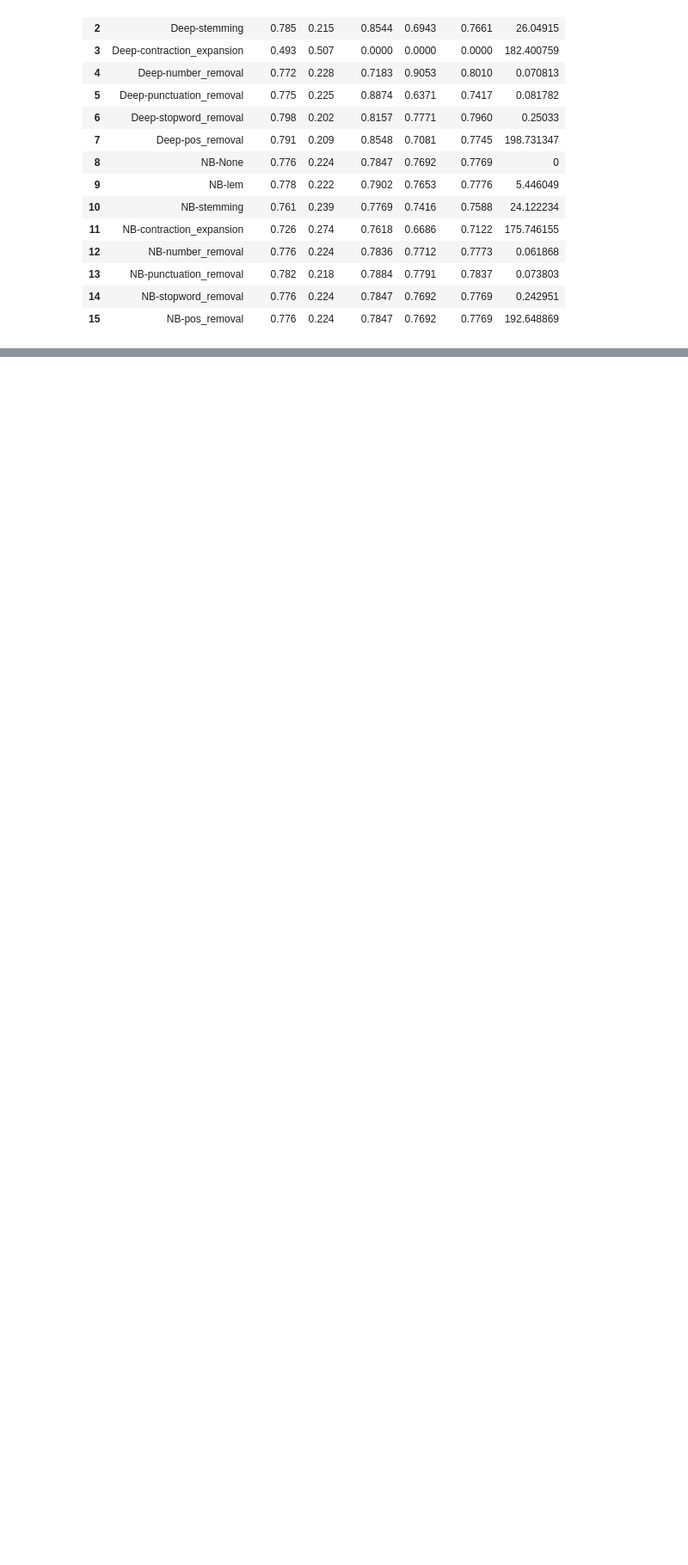
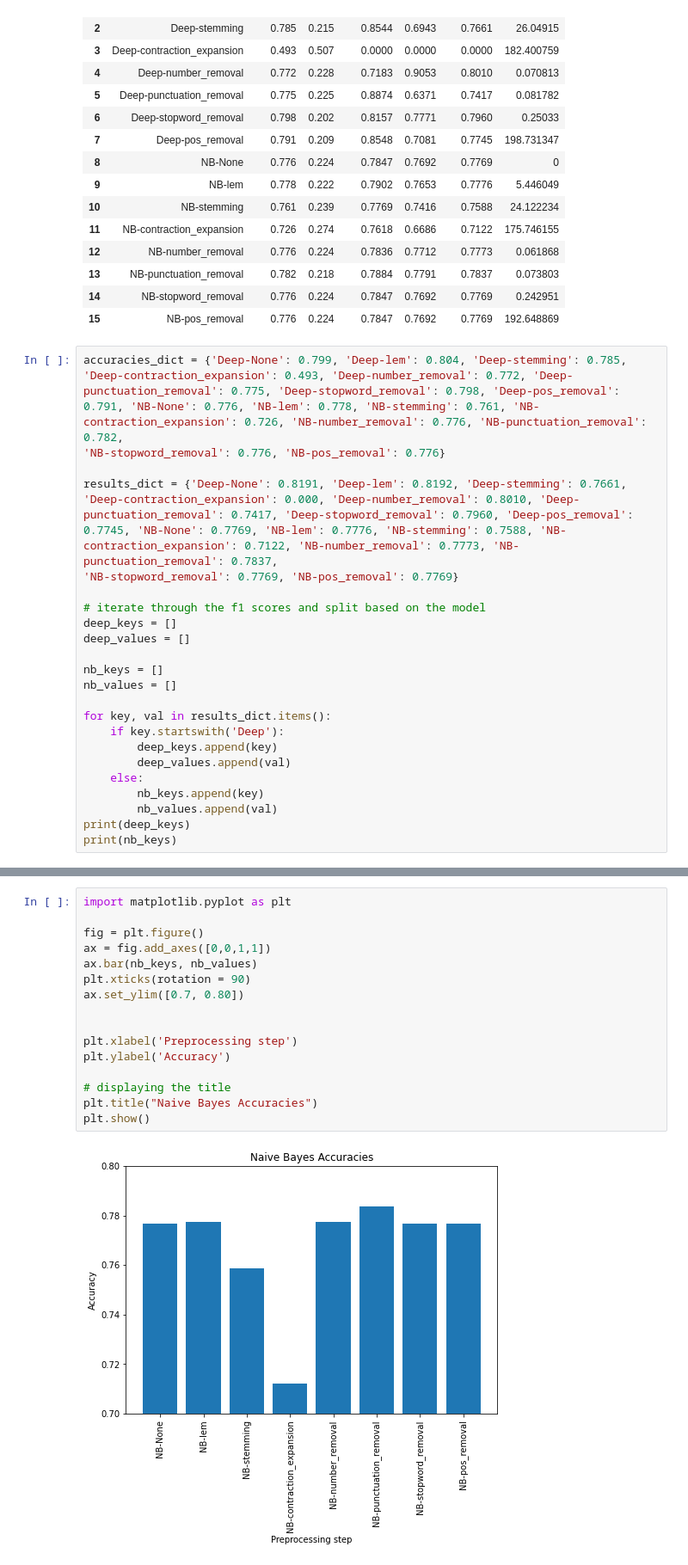
Before and after one commit to Pburns18/CS4120-FP, a Jupyter notebook: FP-Notebook.ipynb, the cells around one changed output, grey strips where cells are left out. Shown at 86% size. Saved outputs shown, nothing was run; the diff lists cells and outputs as text; blank space fills up the shorter version.

Commit message:
added visualizations

```diff
--- a/FP-Notebook.ipynb
+++ b/FP-Notebook.ipynb
@@ -415,3 +415,26 @@ results_df
 | 13 | NB-punctuation_removal | 0.782 | 0.218 | 0.7884 | 0.7791 | 0.7837 | 0.073803 |
 | 14 | NB-stopword_removal | 0.776 | 0.224 | 0.7847 | 0.7692 | 0.7769 | 0.242951 |
 | 15 | NB-pos_removal | 0.776 | 0.224 | 0.7847 | 0.7692 | 0.7769 | 192.648869 |
+# %%
+accuracies_dict = {'Deep-None': 0.799, 'Deep-lem': 0.804, 'Deep-stemming': 0.785, 'Deep-contraction_expansion': 0.493, 'Deep-number_removal': 0.772, 'Deep-punctuation_removal': 0.775, 'Deep-stopword_removal': 0.798, 'Deep-pos_removal': 0.791, 'NB-None': 0.776, 'NB-lem': 0.778, 'NB-stemming': 0.761, 'NB-contraction_expansion': 0.726, 'NB-number_removal': 0.776, 'NB-punctuation_removal': 0.782,
+'NB-stopword_removal': 0.776, 'NB-pos_removal': 0.776}
+
+results_dict = {'Deep-None': 0.8191, 'Deep-lem': 0.8192, 'Deep-stemming': 0.7661, 'Deep-contraction_expansion': 0.000, 'Deep-number_removal': 0.8010, 'Deep-punctuation_removal': 0.7417, 'Deep-stopword_removal': 0.7960, 'Deep-pos_removal': 0.7745, 'NB-None': 0.7769, 'NB-lem': 0.7776, 'NB-stemming': 0.7588, 'NB-contraction_expansion': 0.7122, 'NB-number_removal': 0.7773, 'NB-punctuation_removal': 0.7837,
+'NB-stopword_removal': 0.7769, 'NB-pos_removal': 0.7769}
+
+# iterate through the f1 scores and split based on the model
+deep_keys = []
+deep_values = []
+
+nb_keys = []
+nb_values = []
+
+for key, val in results_dict.items():
+    if key.startswith('Deep'):
+        deep_keys.append(key)
+        deep_values.append(val)
+    else:
+        nb_keys.append(key)
+        nb_values.append(val)
+print(deep_keys)
+print(nb_keys)
@@ -417,0 +444,18 @@ results_df
+# %%
+import matplotlib.pyplot as plt
+
+fig = plt.figure()
+ax = fig.add_axes([0,0,1,1])
+ax.bar(nb_keys, nb_values)
+plt.xticks(rotation = 90)
+ax.set_ylim([0.7, 0.80])
+
+
+plt.xlabel('Preprocessing step')
+plt.ylabel('Accuracy')
+
+# displaying the title
+plt.title("Naive Bayes Accuracies")
+plt.show()
+# %% [output]
+[figure, added]
```
Also changed, not shown: parts of 5 cells of this notebook.
